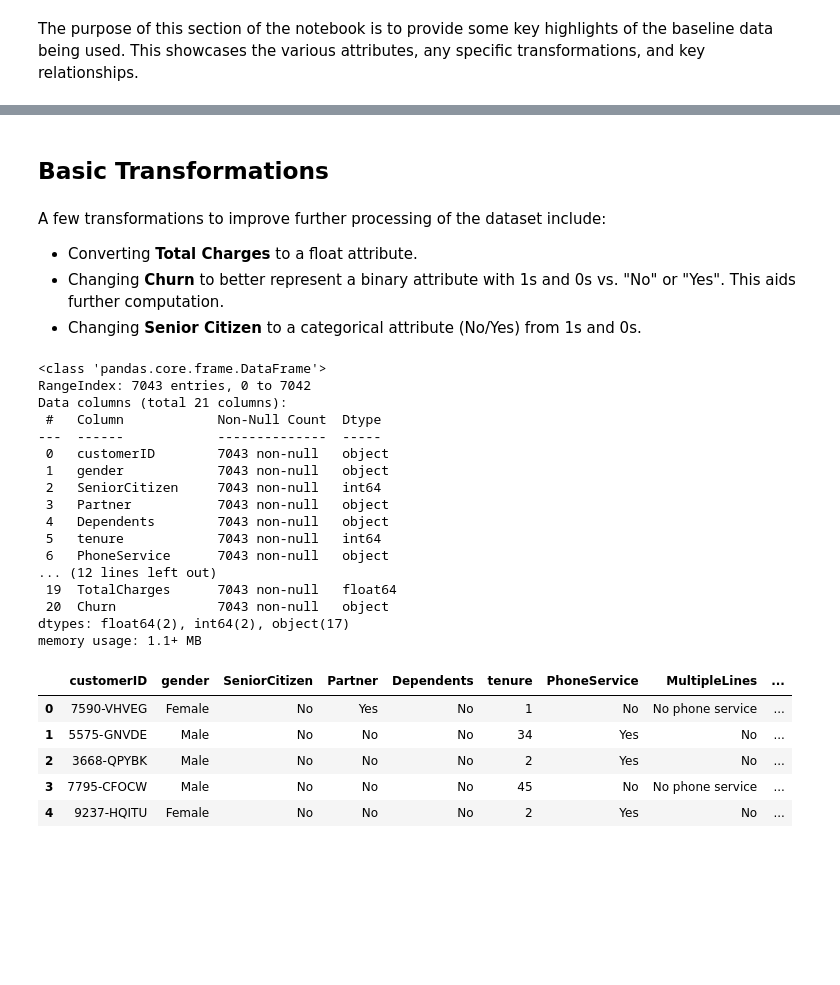
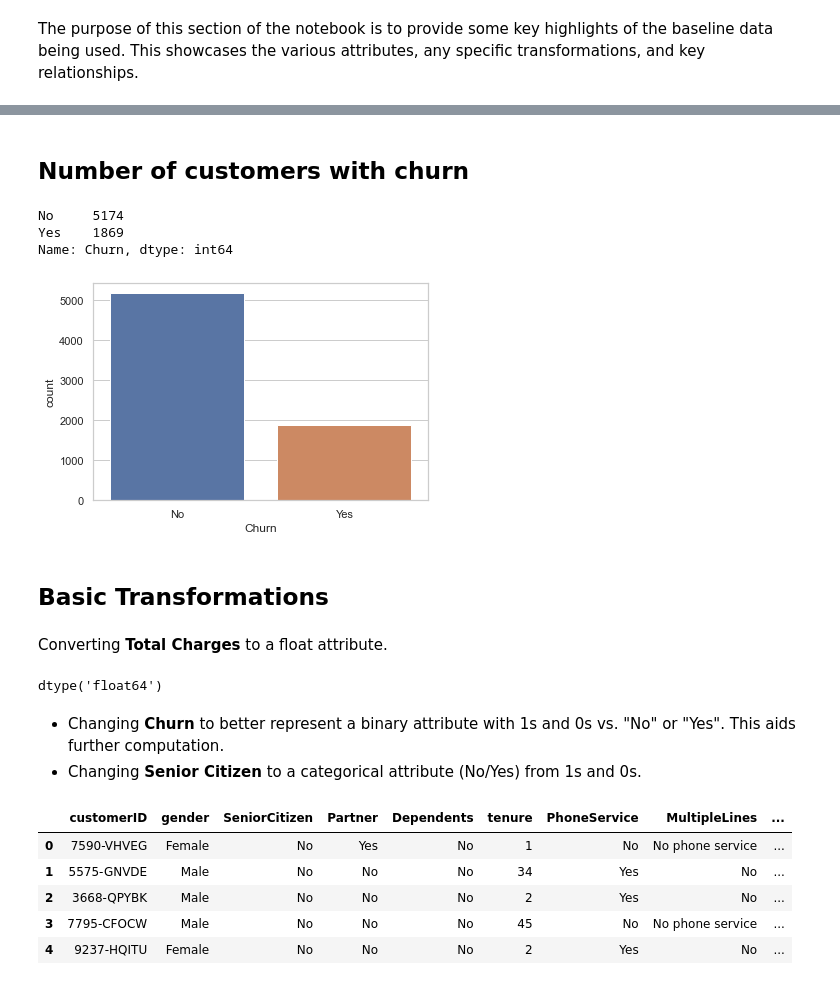
Before and after one commit to ts-azure-services/drift-primer, a Jupyter notebook: mlops_primer/exploratory_analysis.ipynb, the cells around one changed output, grey strips where cells are left out. Drawn from its saved outputs; the diff is of its cells as text; code cells hidden in the pictures; blank space fills up the shorter version.

```diff
--- a/mlops_primer/exploratory_analysis.ipynb
+++ b/mlops_primer/exploratory_analysis.ipynb
@@ -45,32 +62,26 @@ df.head()
 5 rows × 21 columns
+# %% [markdown]
+## Number of customers with churn
+# %%
+sns.countplot(x = "Churn", data = df)
+df.loc[:, 'Churn'].value_counts()
+# %% [output]
+No     5174
+Yes    1869
+Name: Churn, dtype: int64
+[figure, added]
 # %% [markdown]
 ## Basic Transformations
 # %% [markdown]
-A few transformations to improve further processing of the dataset include:
-- Converting **Total Charges** to a float attribute.
-- Changing **Churn** to better represent a binary attribute with 1s and 0s vs. "No" or "Yes". This aids further computation.
-- Changing **Senior Citizen** to a categorical attribute (No/Yes) from 1s and 0s.
+Converting **Total Charges** to a float attribute.
 # %%
 df['TotalCharges'] = df['TotalCharges'].str.replace(r' ','0').astype(float)
-df.info()
+df['TotalCharges'].dtypes
 # %% [output]
-<class 'pandas.core.frame.DataFrame'>
-RangeIndex: 7043 entries, 0 to 7042
-Data columns (total 21 columns):
- #   Column            Non-Null Count  Dtype
----  ------            --------------  -----
- 0   customerID        7043 non-null   object
- 1   gender            7043 non-null   object
- 2   SeniorCitizen     7043 non-null   int64
- 3   Partner           7043 non-null   object
- 4   Dependents        7043 non-null   object
- 5   tenure            7043 non-null   int64
- 6   PhoneService      7043 non-null   object
-... (12 lines left out)
- 19  TotalCharges      7043 non-null   float64
- 20  Churn             7043 non-null   object
-dtypes: float64(2), int64(2), object(17)
-memory usage: 1.1+ MB
+dtype('float64')
+# %% [markdown]
+- Changing **Churn** to better represent a binary attribute with 1s and 0s vs. "No" or "Yes". This aids further computation.
+- Changing **Senior Citizen** to a categorical attribute (No/Yes) from 1s and 0s.
 # %%
 df['Churn'] = df['Churn'].apply(lambda x: 0 if x == "No" else 1)
 df['SeniorCitizen'] = df['SeniorCitizen'].apply(lambda x: "No" if x == 0 else "Yes")
```
Also changed, not shown: parts of 9 cells of this notebook, 1 other file.
